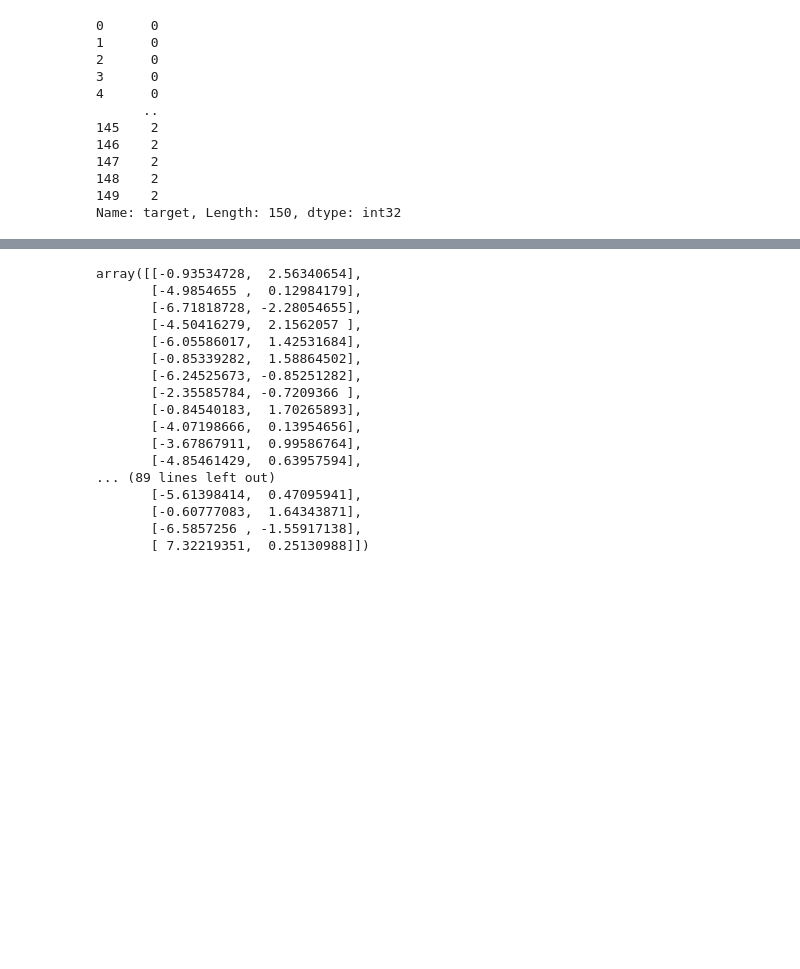
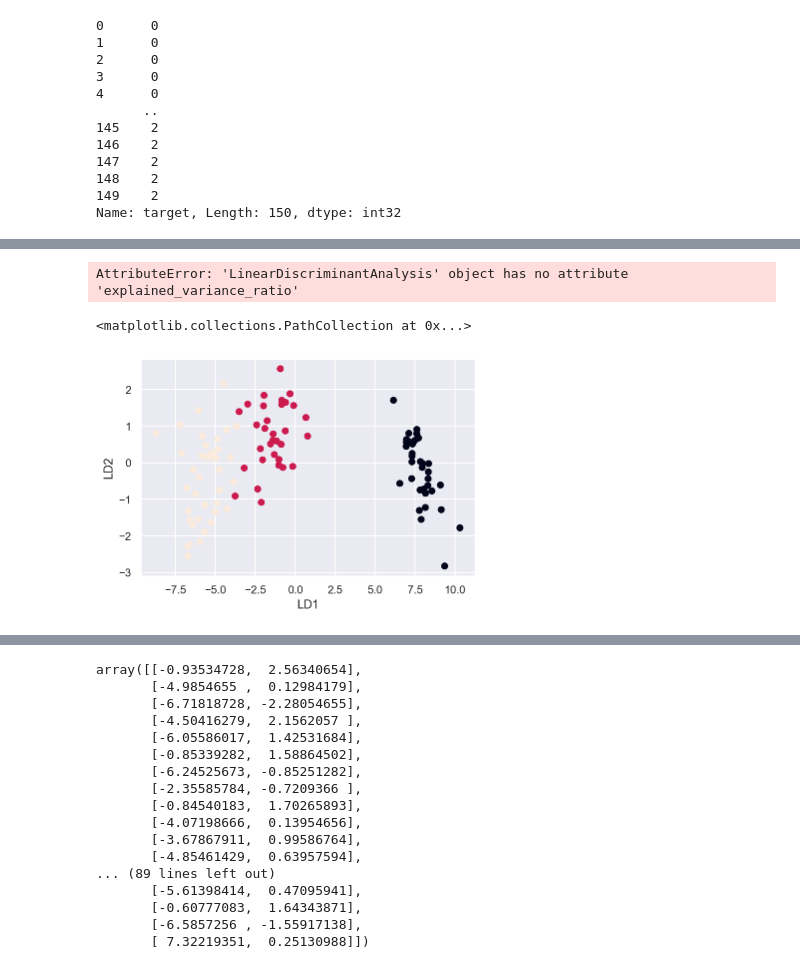
Before and after one commit to AbdMamun94/strive, a Jupyter notebook: 02_IRIS_LDA.ipynb, the cells around one changed output, grey strips where cells are left out. Saved outputs shown, nothing was run; the diff lists cells and outputs as text; code cells hidden in the pictures; blank space fills up the shorter version.

```diff
--- a/02_IRIS_LDA.ipynb
+++ b/02_IRIS_LDA.ipynb
@@ -162,0 +160,2 @@ X_test_lda = lda.transform(X_test_scaled)
+# %%
+lda.fit(X_train_scaled , y_train)
@@ -162,0 +228,3 @@ X_test_lda = lda.transform(X_test_scaled)
+# %%
+X_LDA = lda.transform (X_train_scaled)
+X_LDA
@@ -162,0 +249,14 @@ X_test_lda = lda.transform(X_test_scaled)
+# %%
+lda.explained_variance_ratio
+# %% [output]
+AttributeError: 'LinearDiscriminantAnalysis' object has no attribute 'explained_variance_ratio'
+# %%
+import matplotlib.pyplot as plt
+plt.xlabel("LD1")
+plt.ylabel("LD2")
+
+
+plt.scatter(X_LDA[: , 0], X_LDA[:, 1] , c= y_train)
+# %% [output]
+<matplotlib.collections.PathCollection at 0x...>
+[figure, added]
```
Also changed, not shown: parts of 16 cells of this notebook.
